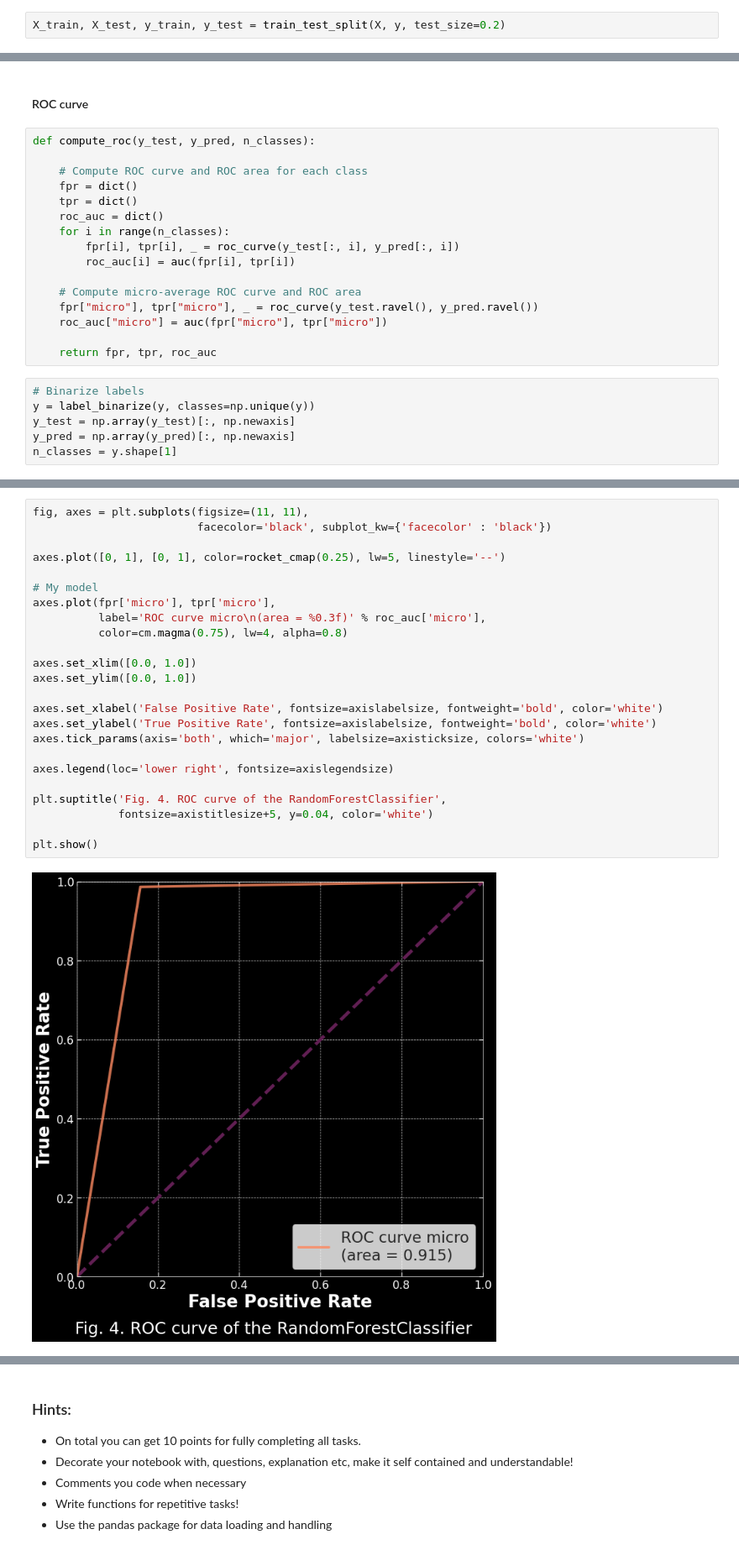
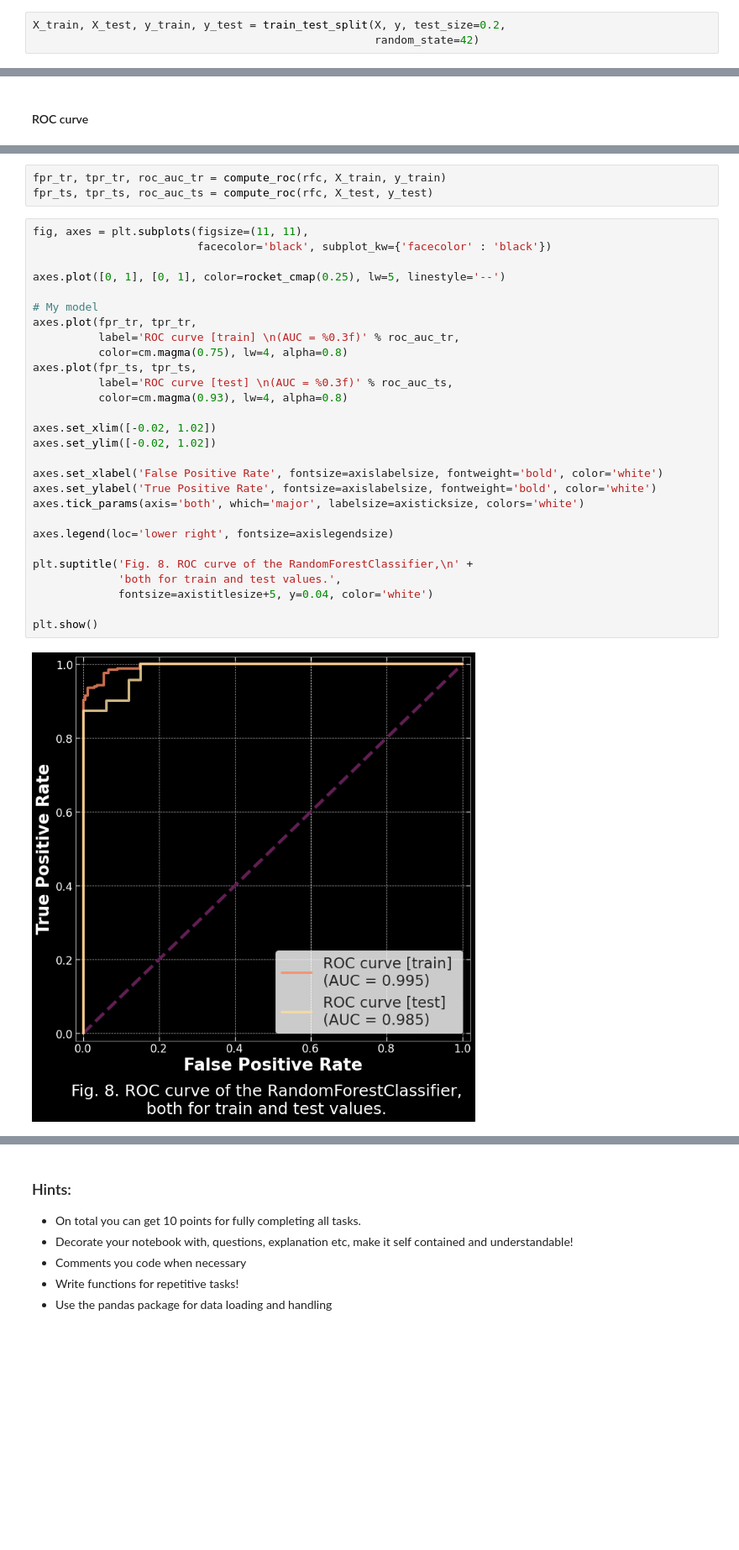
Before and after one commit to masterdesky/ELTE-data-mining-2020, a Jupyter notebook: Homeworks/Week 8/homework_08.ipynb, the cells around one changed output, grey strips where cells are left out. Shown at 84% size. Drawn from its saved outputs; the diff is of its cells as text; blank space fills up the shorter version.

```diff
--- a/Homeworks/Week 8/homework_08.ipynb
+++ b/Homeworks/Week 8/homework_08.ipynb
@@ -387,7 +697,8 @@ target = df_n.columns[-1]
 X = df_n[features]
 y = df_n[target]
 # %%
-X_train, X_test, y_train, y_test = train_test_split(X, y, test_size=0.2)
+X_train, X_test, y_train, y_test = train_test_split(X, y, test_size=0.2,
+                                                    random_state=42)
 # %%
 # Define RFC model
 rfc = RandomForestClassifier(
@@ -495,24 +732,2 @@ plot_confusion_matrix(conf_mat, y_test,
 # %% [markdown]
 #### ROC curve
-# %%
-def compute_roc(y_test, y_pred, n_classes):
-
-    # Compute ROC curve and ROC area for each class
-    fpr = dict()
-    tpr = dict()
-    roc_auc = dict()
-    for i in range(n_classes):
-        fpr[i], tpr[i], _ = roc_curve(y_test[:, i], y_pred[:, i])
-        roc_auc[i] = auc(fpr[i], tpr[i])
-
-    # Compute micro-average ROC curve and ROC area
-    fpr["micro"], tpr["micro"], _ = roc_curve(y_test.ravel(), y_pred.ravel())
-    roc_auc["micro"] = auc(fpr["micro"], tpr["micro"])
-
-    return fpr, tpr, roc_auc
-# %%
-# Binarize labels
-y = label_binarize(y, classes=np.unique(y))
-y_test = np.array(y_test)[:, np.newaxis]
-y_pred = np.array(y_pred)[:, np.newaxis]
-n_classes = y.shape[1]
@@ -522,26 +734,33 @@ fpr, tpr, roc_auc = compute_roc(y_test=y_test,
+# %%
+fpr_tr, tpr_tr, roc_auc_tr = compute_roc(rfc, X_train, y_train)
+fpr_ts, tpr_ts, roc_auc_ts = compute_roc(rfc, X_test, y_test)
 # %%
 fig, axes = plt.subplots(figsize=(11, 11),
                          facecolor='black', subplot_kw={'facecolor' : 'black'})
 
 axes.plot([0, 1], [0, 1], color=rocket_cmap(0.25), lw=5, linestyle='--')
 
 # My model
-axes.plot(fpr['micro'], tpr['micro'],
-          label='ROC curve micro\n(area = %0.3f)' % roc_auc['micro'],
+axes.plot(fpr_tr, tpr_tr,
+          label='ROC curve [train] \n(AUC = %0.3f)' % roc_auc_tr,
           color=cm.magma(0.75), lw=4, alpha=0.8)
+axes.plot(fpr_ts, tpr_ts,
+          label='ROC curve [test] \n(AUC = %0.3f)' % roc_auc_ts,
+          color=cm.magma(0.93), lw=4, alpha=0.8)
 
-axes.set_xlim([0.0, 1.0])
-axes.set_ylim([0.0, 1.0])
+axes.set_xlim([-0.02, 1.02])
+axes.set_ylim([-0.02, 1.02])
 
 axes.set_xlabel('False Positive Rate', fontsize=axislabelsize, fontweight='bold', color='white')
 axes.set_ylabel('True Positive Rate', fontsize=axislabelsize, fontweight='bold', color='white')
 axes.tick_params(axis='both', which='major', labelsize=axisticksize, colors='white')
 
 axes.legend(loc='lower right', fontsize=axislegendsize)
 
-plt.suptitle('Fig. 4. ROC curve of the RandomForestClassifier',
+plt.suptitle('Fig. 8. ROC curve of the RandomForestClassifier,\n' +
+             'both for train and test values.',
              fontsize=axistitlesize+5, y=0.04, color='white')
 
 plt.show()
 # %% [output]
-[figure, old version]
+[figure, new version]
```
Also changed, not shown: parts of 52 cells of this notebook, 7 other files.
